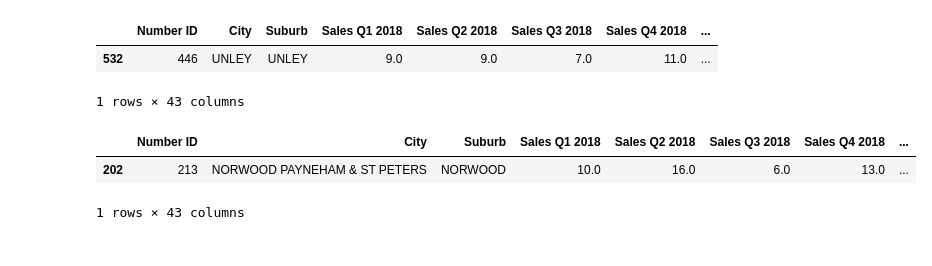
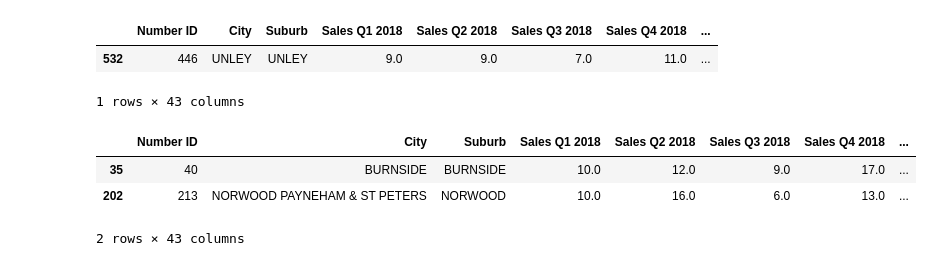
Before and after one commit to VanHg33/Challenge_7-8_Project1, a Jupyter notebook: Project 1/Jordan_Data_Analysis.ipynb, the cells around one changed output. Saved outputs shown, nothing was run; the diff lists cells and outputs as text; code cells hidden in the pictures.

Commit message:
Commited new plots with multiple suburbs

```diff
--- a/Project 1/Jordan_Data_Analysis.ipynb
+++ b/Project 1/Jordan_Data_Analysis.ipynb
@@ -114,14 +114,15 @@ duplicate_data
 combined_data_cleaned.to_csv("Output_data/Final_combined_2018-2022/cleaned_2018_to_2022_combined.csv", index=False)
 # %%
 # Suburbs wanted for plots
-suburbs_of_interest = ['NORWOOD'] # (Personal note) Add Burnside to suburbs if wanting to make scatter plot
+suburbs_of_interest = ['NORWOOD', 'BURNSIDE'] # (Personal note) Add Burnside to suburbs if wanting to make scatter plot
 
 # Filter the DataFrame to include only the desired suburbs
 desired_suburbs_data = combined_data_cleaned[combined_data_cleaned['Suburb'].isin(suburbs_of_interest)]
 
 # Print the filtered and modified data
 desired_suburbs_data
 # %% [output]
 |  | Number ID | City | Suburb | Sales Q1 2018 | Sales Q2 2018 | Sales Q3 2018 | Sales Q4 2018 | ... |
+| 35 | 40 | BURNSIDE | BURNSIDE | 10.0 | 12.0 | 9.0 | 17.0 | ... |
 | 202 | 213 | NORWOOD PAYNEHAM & ST PETERS | NORWOOD | 10.0 | 16.0 | 6.0 | 13.0 | ... |
-1 rows × 43 columns
+2 rows × 43 columns
```
Also changed, not shown: parts of 6 cells of this notebook, 8 other files.
